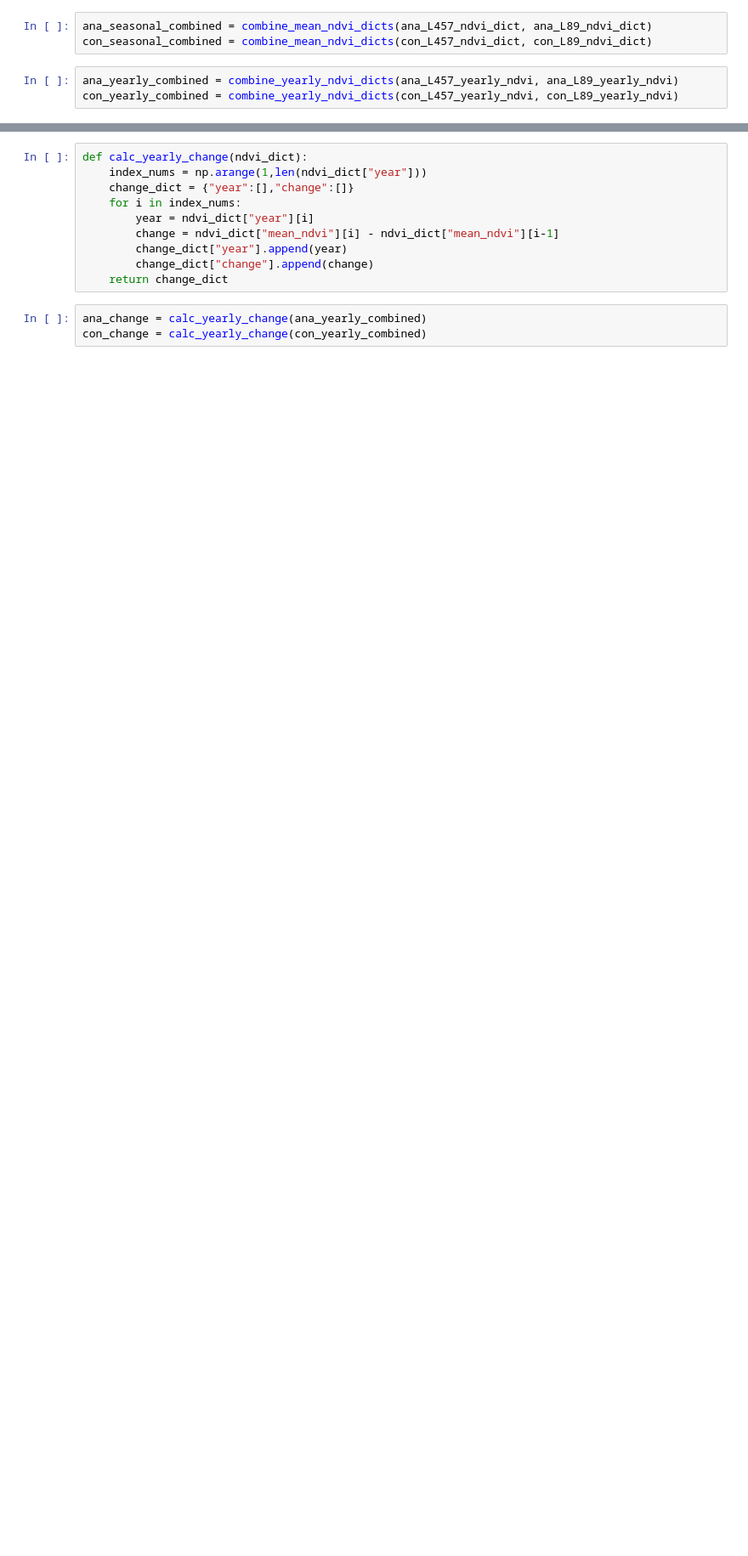
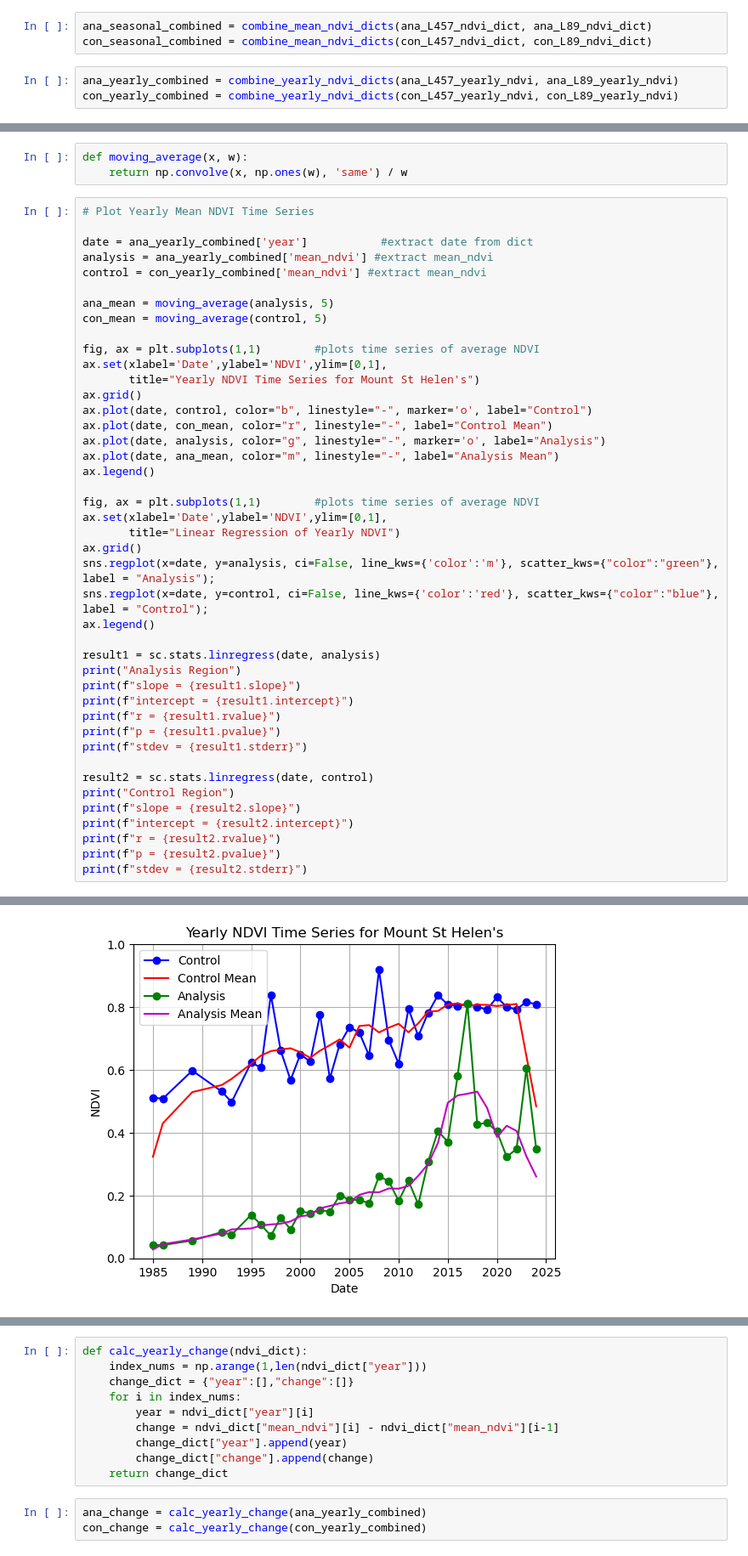
Before and after one commit to abarn275/448-Mt-St-Helens, a Jupyter notebook: 448_Plots.ipynb, the cells around one changed output, grey strips where cells are left out. Shown at 85% size. Saved outputs shown, nothing was run; the diff lists cells and outputs as text; blank space fills up the shorter version.

```diff
--- a/448_Plots.ipynb
+++ b/448_Plots.ipynb
@@ -251,0 +202,47 @@ ax.legend()
+# %%
+def moving_average(x, w):
+    return np.convolve(x, np.ones(w), 'same') / w
+# %%
+# Plot Yearly Mean NDVI Time Series
+
+date = ana_yearly_combined['year']           #extract date from dict
+analysis = ana_yearly_combined['mean_ndvi'] #extract mean_ndvi
+control = con_yearly_combined['mean_ndvi'] #extract mean_ndvi
+
+ana_mean = moving_average(analysis, 5)
+con_mean = moving_average(control, 5)
+
+fig, ax = plt.subplots(1,1)        #plots time series of average NDVI
+ax.set(xlabel='Date',ylabel='NDVI',ylim=[0,1],
+       title="Yearly NDVI Time Series for Mount St Helen's")
+ax.grid()
+ax.plot(date, control, color="b", linestyle="-", marker='o', label="Control")
+ax.plot(date, con_mean, color="r", linestyle="-", label="Control Mean")
+ax.plot(date, analysis, color="g", linestyle="-", marker='o', label="Analysis")
+ax.plot(date, ana_mean, color="m", linestyle="-", label="Analysis Mean")
+ax.legend()
+
+fig, ax = plt.subplots(1,1)        #plots time series of average NDVI
+ax.set(xlabel='Date',ylabel='NDVI',ylim=[0,1],
+       title="Linear Regression of Yearly NDVI")
+ax.grid()
+sns.regplot(x=date, y=analysis, ci=False, line_kws={'color':'m'}, scatter_kws={"color":"green"}, label = "Analysis");
+sns.regplot(x=date, y=control, ci=False, line_kws={'color':'red'}, scatter_kws={"color":"blue"}, label = "Control");
+ax.legend()
+
+result1 = sc.stats.linregress(date, analysis)
+print("Analysis Region")
+print(f"slope = {result1.slope}")
+print(f"intercept = {result1.intercept}")
+print(f"r = {result1.rvalue}")
+print(f"p = {result1.pvalue}")
+print(f"stdev = {result1.stderr}")
+
+result2 = sc.stats.linregress(date, control)
+print("Control Region")
+print(f"slope = {result2.slope}")
+print(f"intercept = {result2.intercept}")
+print(f"r = {result2.rvalue}")
+print(f"p = {result2.pvalue}")
+print(f"stdev = {result2.stderr}")
+# %% [output]
@@ -251,0 +261 @@ ax.legend()
+[figure, added]
```
Also changed, not shown: parts of 20 cells of this notebook, 2 other files.
